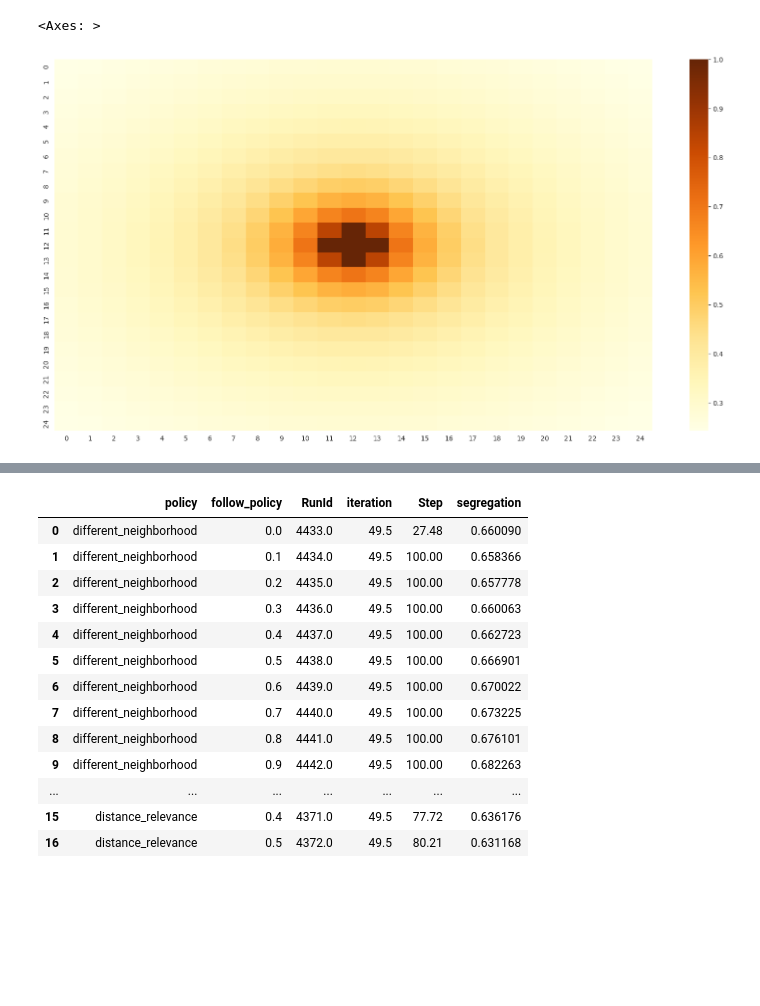
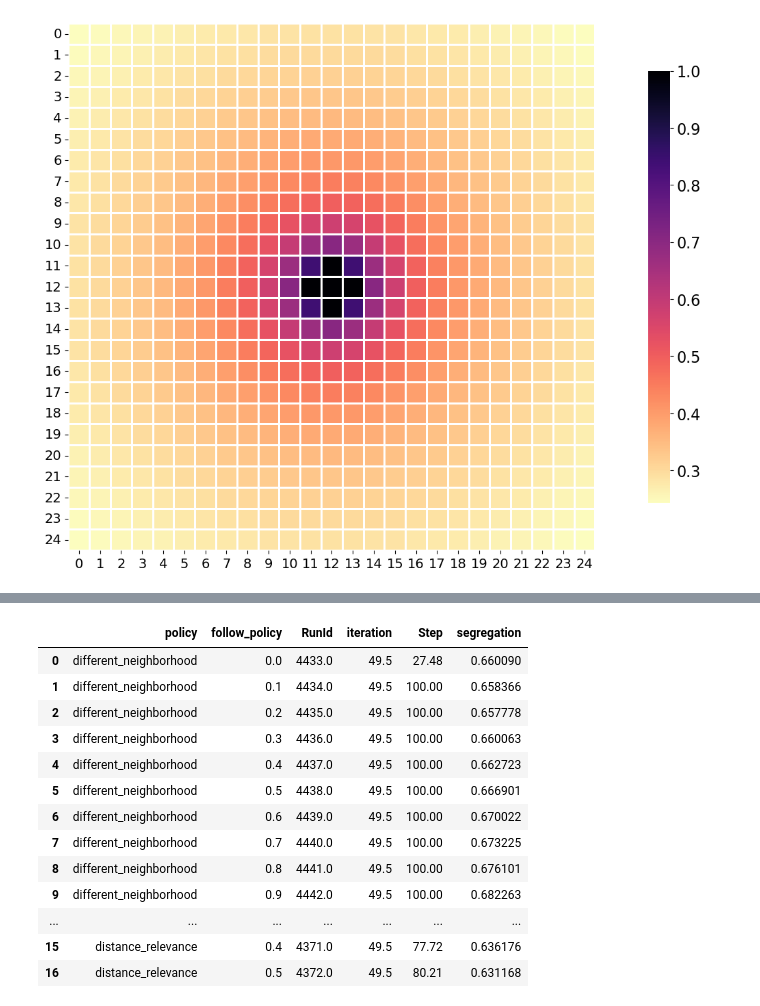
Before and after one commit to mauruscz/RS-chelling, a Jupyter notebook: plots.ipynb, the cells around one changed output, grey strips where cells are left out. Drawn from its saved outputs; the diff is of its cells as text; code cells hidden in the pictures; blank space fills up the shorter version.

```diff
--- a/plots.ipynb
+++ b/plots.ipynb
@@ -55,11 +60,23 @@ ax.yaxis.set_major_formatter(FuncFormatter(millions_formatter))
-# %%
-#with seaborn realize an heatmap of the relevance matrix
-import seaborn as sns
-
-sns.heatmap(model.relevance_matrix, cmap="YlOrBr")
-# %% [output]
-<Axes: >
-[figure, removed]
+# %%
+# Import the necessary modules
+import seaborn as sns
+import matplotlib.pyplot as plt
+
+# Create the heatmap of the relevance matrix
+sns.heatmap(model.relevance_matrix, cmap="magma_r", square=True, cbar_kws={"shrink": .82}, linewidths=1, linecolor='white', xticklabels=True, yticklabels=True, cbar=True)
+
+# Rotate the x-axis and y-axis labels
+plt.xticks(rotation='horizontal', fontsize=14)
+plt.yticks(rotation='horizontal', fontsize = 14)
+
+#increase cbar tick size
+cbar = plt.gcf().axes[-1]
+cbar.tick_params(labelsize=16)
+
+
+plt.savefig("plots/relevance_matrix.pdf", bbox_inches="tight")
+# %% [output]
+[figure, added]
 # %%
 while model.running and model.schedule.steps < 100:
     model.step()
```
Also changed, not shown: parts of 8 cells of this notebook, 5 other files.
